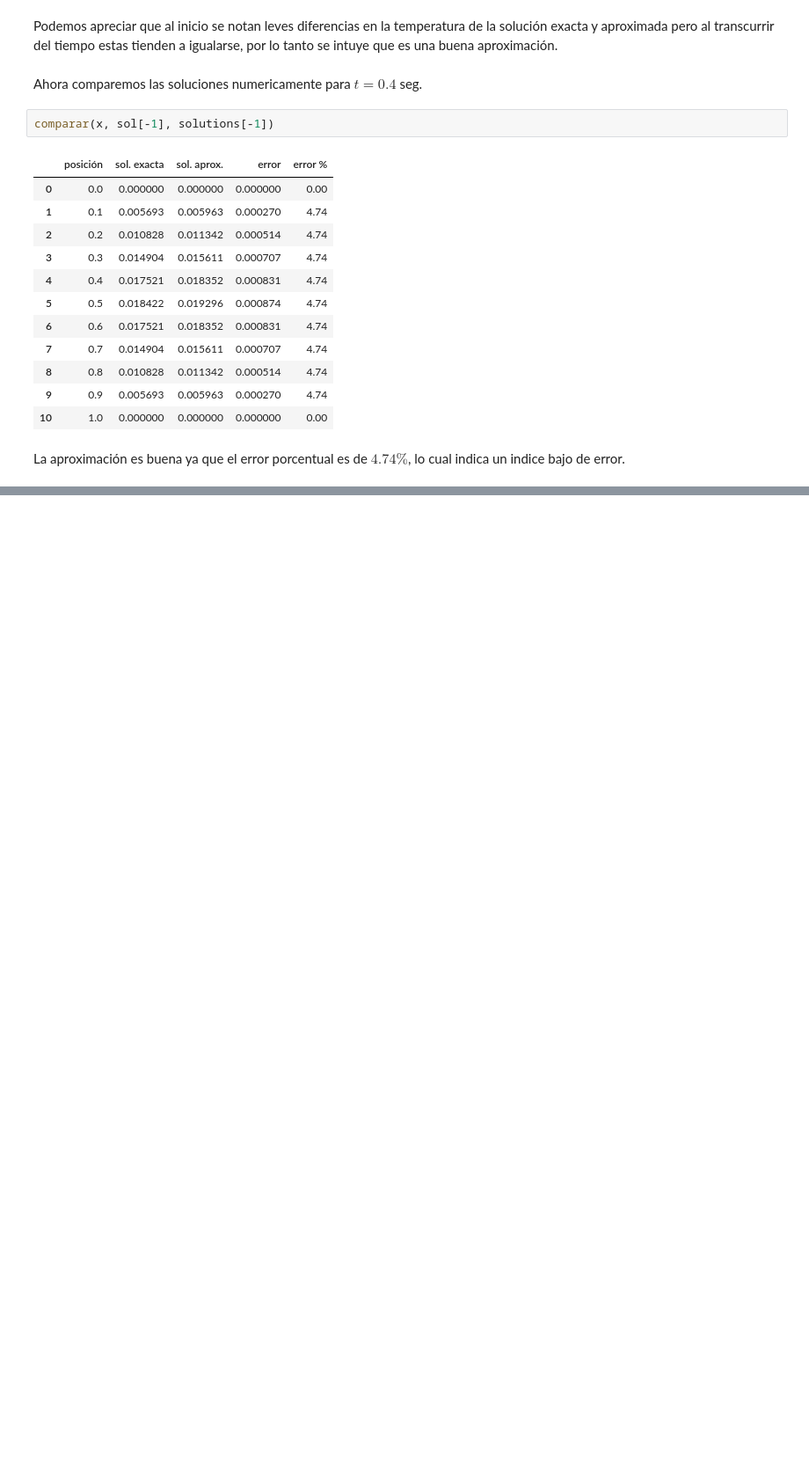
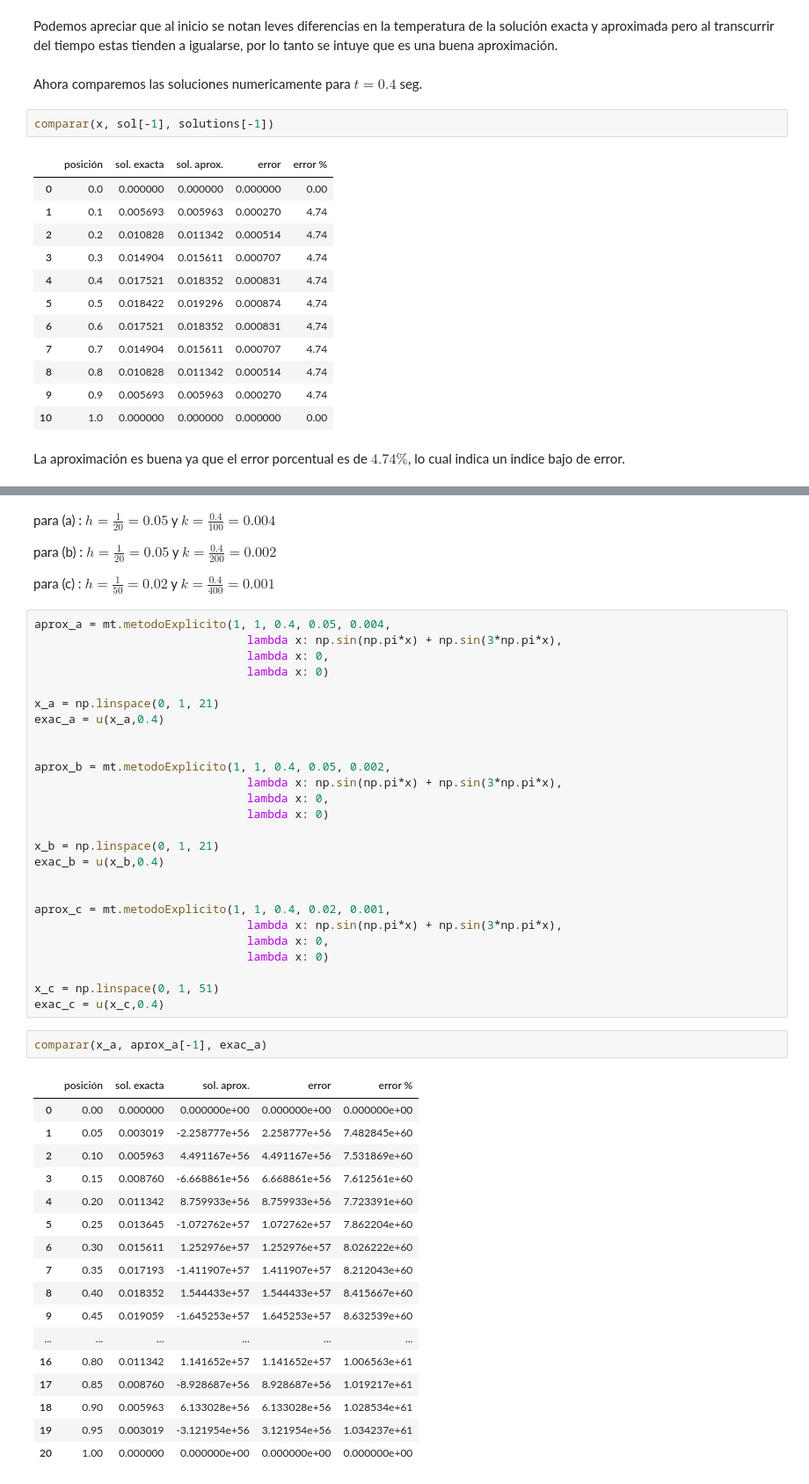
Before and after one commit to Coracaos/Metodos-Numericos-EDP, a Jupyter notebook: practica01.ipynb, the cells around one changed output, grey strips where cells are left out. Shown at 88% size. Saved outputs shown, nothing was run; the diff lists cells and outputs as text; blank space fills up the shorter version.

```diff
--- a/practica01.ipynb
+++ b/practica01.ipynb
@@ -230,0 +239,52 @@ La aproximación es buena ya que el error porcentual es de $4.74 \%$, lo cual in
+# %% [markdown]
+para (a) : $h = \frac{1}{20} = 0.05$ y $k = \frac{0.4}{100} = 0.004$
+
+para (b) : $h = \frac{1}{20} = 0.05$ y $k = \frac{0.4}{200} = 0.002$
+
+para (c) : $h = \frac{1}{50} = 0.02$ y $k = \frac{0.4}{400} = 0.001$
+# %%
+aprox_a = mt.metodoExplicito(1, 1, 0.4, 0.05, 0.004,
+                               lambda x: np.sin(np.pi*x) + np.sin(3*np.pi*x),
+                               lambda x: 0,
+                               lambda x: 0)
+
+x_a = np.linspace(0, 1, 21)
+exac_a = u(x_a,0.4)
+
+
+aprox_b = mt.metodoExplicito(1, 1, 0.4, 0.05, 0.002,
+                               lambda x: np.sin(np.pi*x) + np.sin(3*np.pi*x),
+                               lambda x: 0,
+                               lambda x: 0)
+
+x_b = np.linspace(0, 1, 21)
+exac_b = u(x_b,0.4)
+
+
+aprox_c = mt.metodoExplicito(1, 1, 0.4, 0.02, 0.001,
+                               lambda x: np.sin(np.pi*x) + np.sin(3*np.pi*x),
+                               lambda x: 0,
+                               lambda x: 0)
+
+x_c = np.linspace(0, 1, 51)
+exac_c = u(x_c,0.4)
+# %%
+comparar(x_a, aprox_a[-1], exac_a)
+# %% [output]
+|  | posición | sol. exacta | sol. aprox. | error | error % |
+| 0 | 0.00 | 0.000000 | 0.000000e+00 | 0.000000e+00 | 0.000000e+00 |
+| 1 | 0.05 | 0.003019 | -2.258777e+56 | 2.258777e+56 | 7.482845e+60 |
+| 2 | 0.10 | 0.005963 | 4.491167e+56 | 4.491167e+56 | 7.531869e+60 |
+| 3 | 0.15 | 0.008760 | -6.668861e+56 | 6.668861e+56 | 7.612561e+60 |
+| 4 | 0.20 | 0.011342 | 8.759933e+56 | 8.759933e+56 | 7.723391e+60 |
+| 5 | 0.25 | 0.013645 | -1.072762e+57 | 1.072762e+57 | 7.862204e+60 |
+| 6 | 0.30 | 0.015611 | 1.252976e+57 | 1.252976e+57 | 8.026222e+60 |
+| 7 | 0.35 | 0.017193 | -1.411907e+57 | 1.411907e+57 | 8.212043e+60 |
+| 8 | 0.40 | 0.018352 | 1.544433e+57 | 1.544433e+57 | 8.415667e+60 |
+| 9 | 0.45 | 0.019059 | -1.645253e+57 | 1.645253e+57 | 8.632539e+60 |
+| ... | ... | ... | ... | ... | ... |
+| 16 | 0.80 | 0.011342 | 1.141652e+57 | 1.141652e+57 | 1.006563e+61 |
+| 17 | 0.85 | 0.008760 | -8.928687e+56 | 8.928687e+56 | 1.019217e+61 |
+| 18 | 0.90 | 0.005963 | 6.133028e+56 | 6.133028e+56 | 1.028534e+61 |
+| 19 | 0.95 | 0.003019 | -3.121954e+56 | 3.121954e+56 | 1.034237e+61 |
+| 20 | 1.00 | 0.000000 | 0.000000e+00 | 0.000000e+00 | 0.000000e+00 |
```
Also changed, not shown: parts of 20 cells of this notebook.
